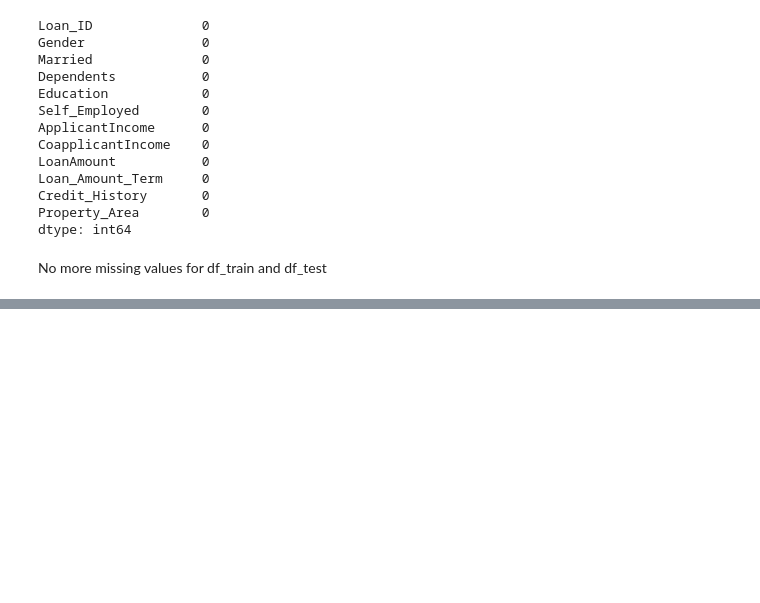
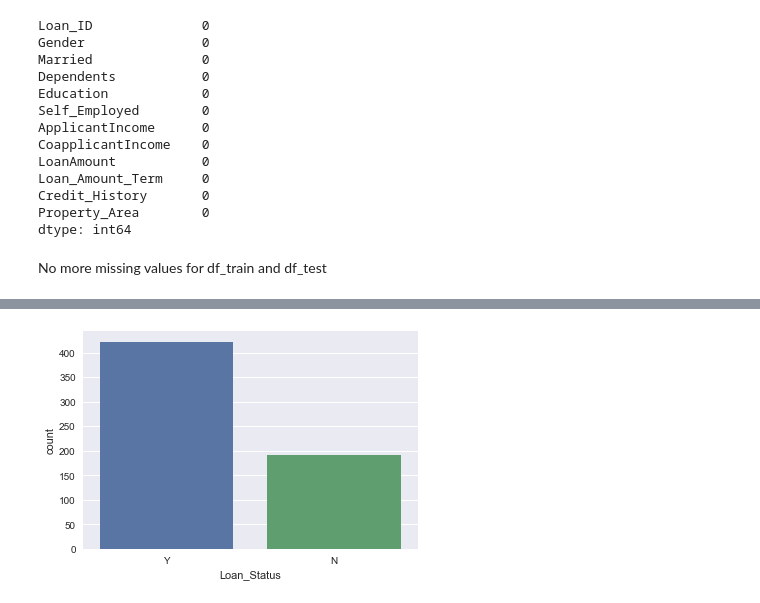
Before and after one commit to segunadelowo/loan-prediciton, a Jupyter notebook: develop/2018-08-26-SA-first-analysis.ipynb, the cells around one changed output, grey strips where cells are left out. Cells and saved outputs as stored; diff of their text form; code cells hidden in the pictures; blank space fills up the shorter version.

```diff
--- a/develop/2018-08-26-SA-first-analysis.ipynb
+++ b/develop/2018-08-26-SA-first-analysis.ipynb
@@ -195,0 +227,5 @@ No more missing values for df_train and df_test
+# %%
+# Target variable: Loan_Status
+sns.countplot(x='Loan_Status', data=df_train);
+# %% [output]
+[figure, added]
```
Also changed, not shown: parts of 19 cells of this notebook.
